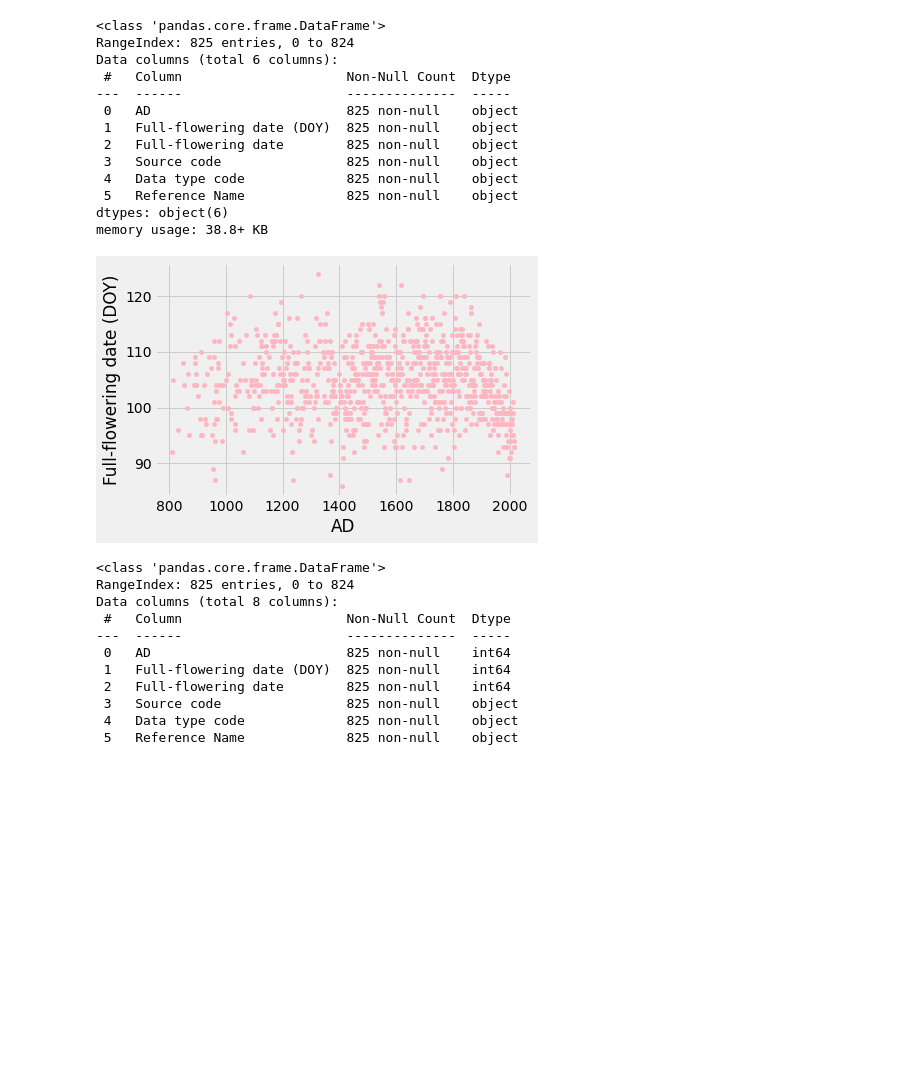
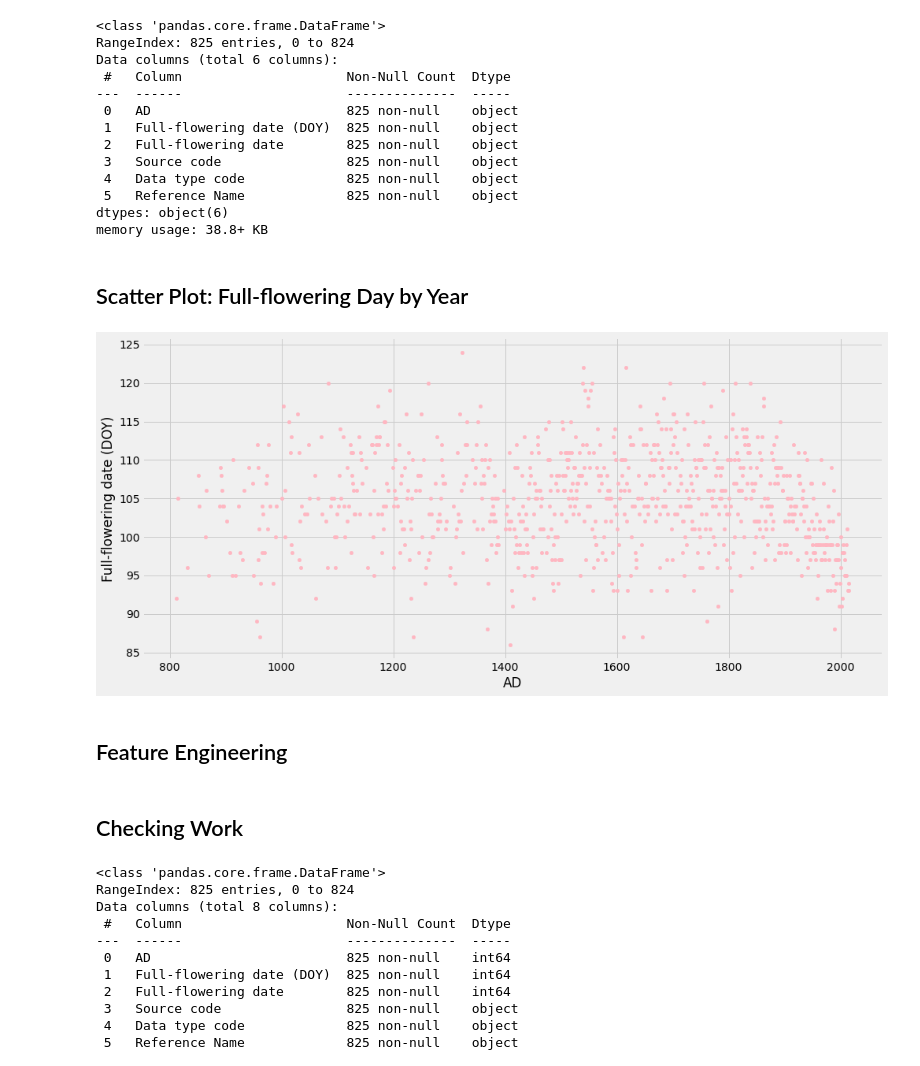
Before and after one commit to jeffreyhwatson/sakura, a Jupyter notebook: notebooks/eda/sakura_eda.ipynb, the cells around one changed output. Cells and saved outputs as stored; diff of their text form; code cells hidden in the pictures; blank space fills up the shorter version.

```diff
--- a/notebooks/eda/sakura_eda.ipynb
+++ b/notebooks/eda/sakura_eda.ipynb
@@ -121,16 +135,22 @@ memory usage: 38.8+ KB
 # converting strings to ints
 strings = ['AD', 'Full-flowering date (DOY)', 'Full-flowering date']
 df[strings] = df[strings].apply(pd.to_numeric)
+# %% [markdown]
+## Scatter Plot: Full-flowering Day by Year
 # %%
-df.plot.scatter(x='AD', y='Full-flowering date (DOY)', color='lightpink');
+df.plot.scatter(x='AD', y='Full-flowering date (DOY)', color='lightpink', figsize=(15,7));
 # %% [output]
-[figure, old version]
+[figure, new version]
+# %% [markdown]
+## Feature Engineering
 # %%
 # adding 5-year moving average feature
 df['5_Year_Ave'] = df['Full-flowering date (DOY)'].rolling(5).mean()
 # %%
 # adding a mean peak value column
 df['Mean Peak'] = df['Full-flowering date (DOY)'].mean()
+# %% [markdown]
+## Checking Work
 # %%
 # checking work
 print(df.info())
```
Also changed, not shown: parts of 27 cells of this notebook.
